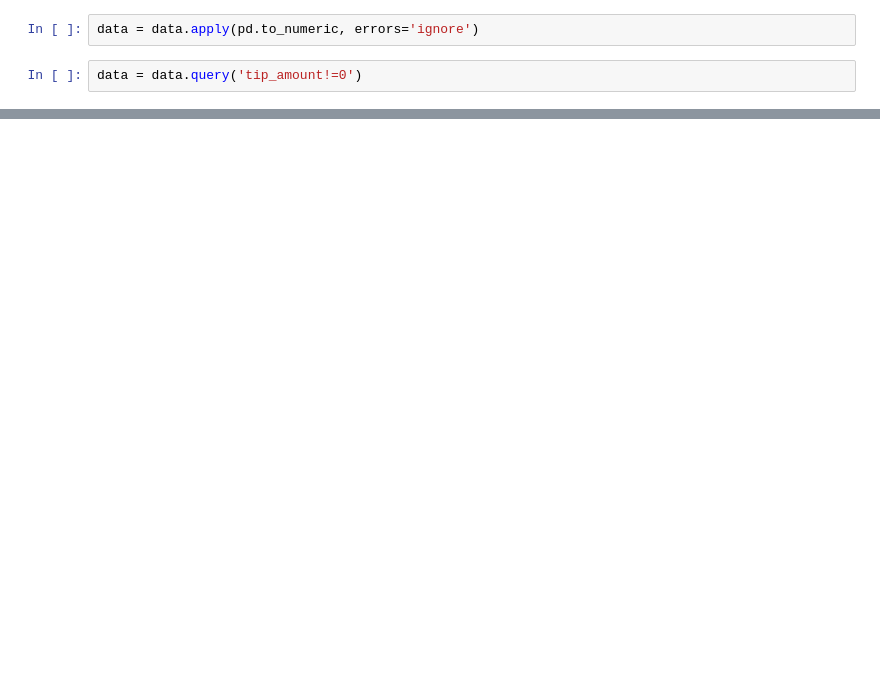
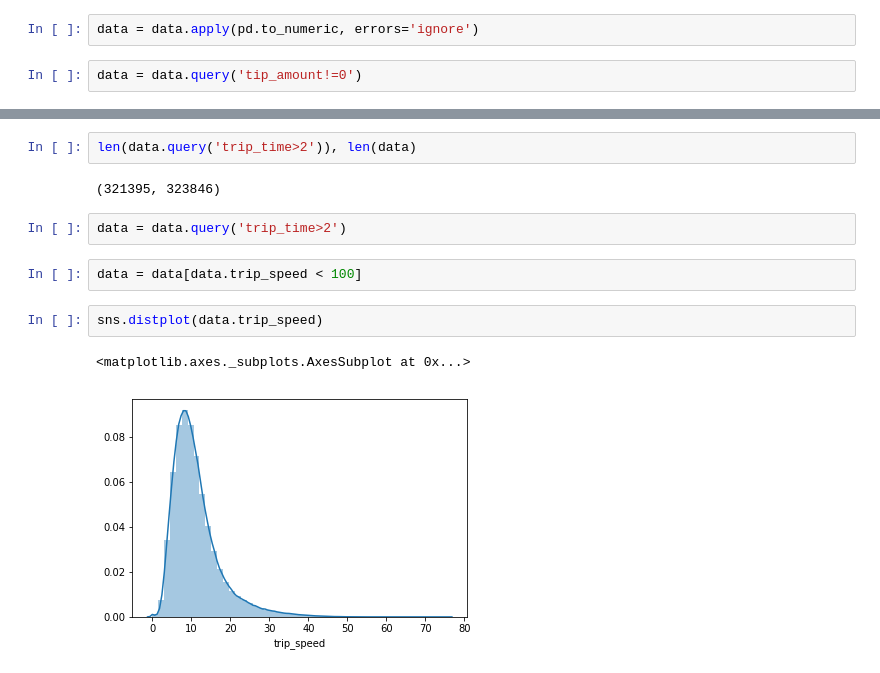
Before and after one commit to dlm6693/Taxi-Time-Series-Analysis, a Jupyter notebook: Data Sourcing + EDA.ipynb, the cells around one changed output, grey strips where cells are left out. Saved outputs shown, nothing was run; the diff lists cells and outputs as text; blank space fills up the shorter version.

```diff
--- a/Data Sourcing + EDA.ipynb
+++ b/Data Sourcing + EDA.ipynb
@@ -226,0 +182,13 @@ df_2015.head()
+# %%
+len(data.query('trip_time>2')), len(data)
+# %% [output]
+(321395, 323846)
+# %%
+data = data.query('trip_time>2')
+# %%
+data = data[data.trip_speed < 100]
+# %%
+sns.distplot(data.trip_speed)
+# %% [output]
+<matplotlib.axes._subplots.AxesSubplot at 0x...>
+[figure, added]
```
Also changed, not shown: parts of 79 cells of this notebook, 1 other file.
